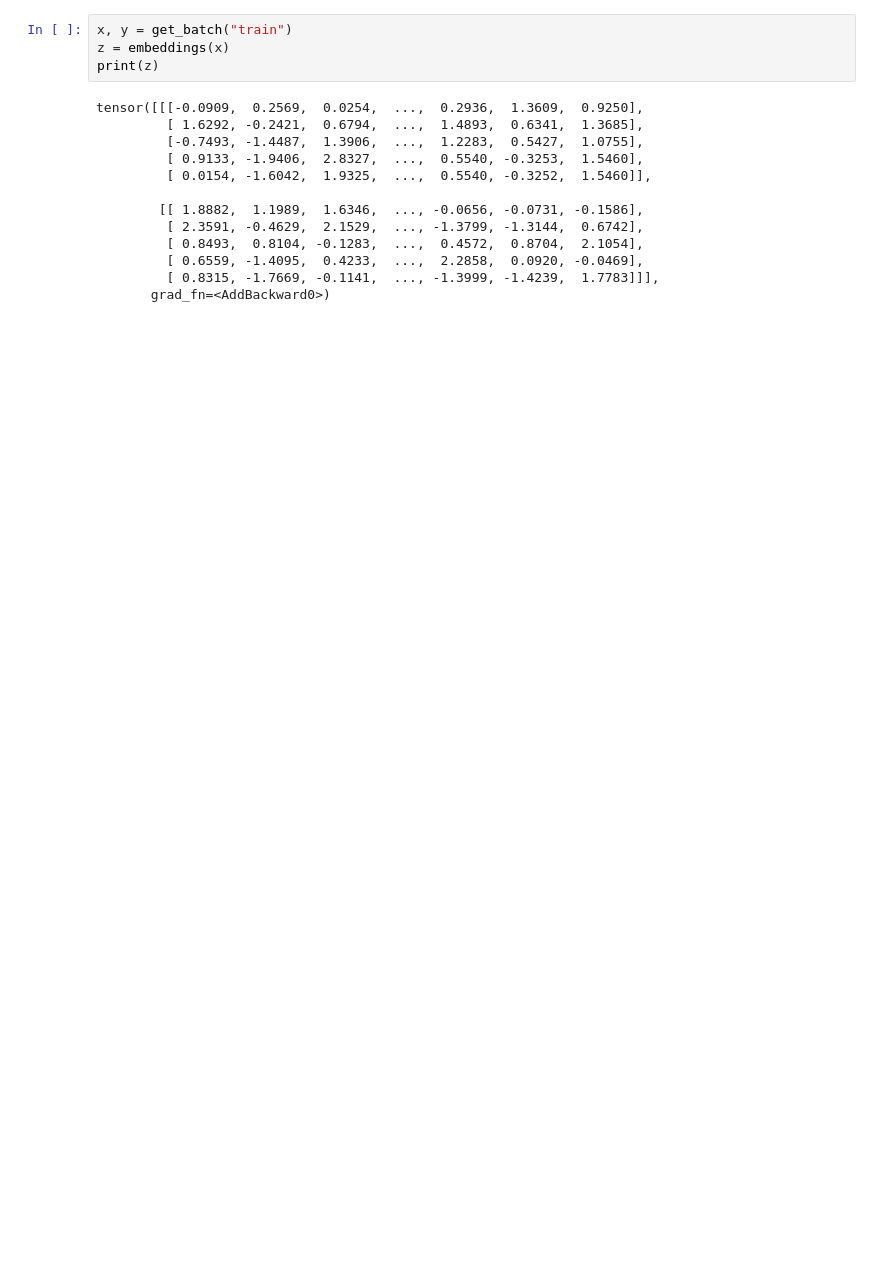
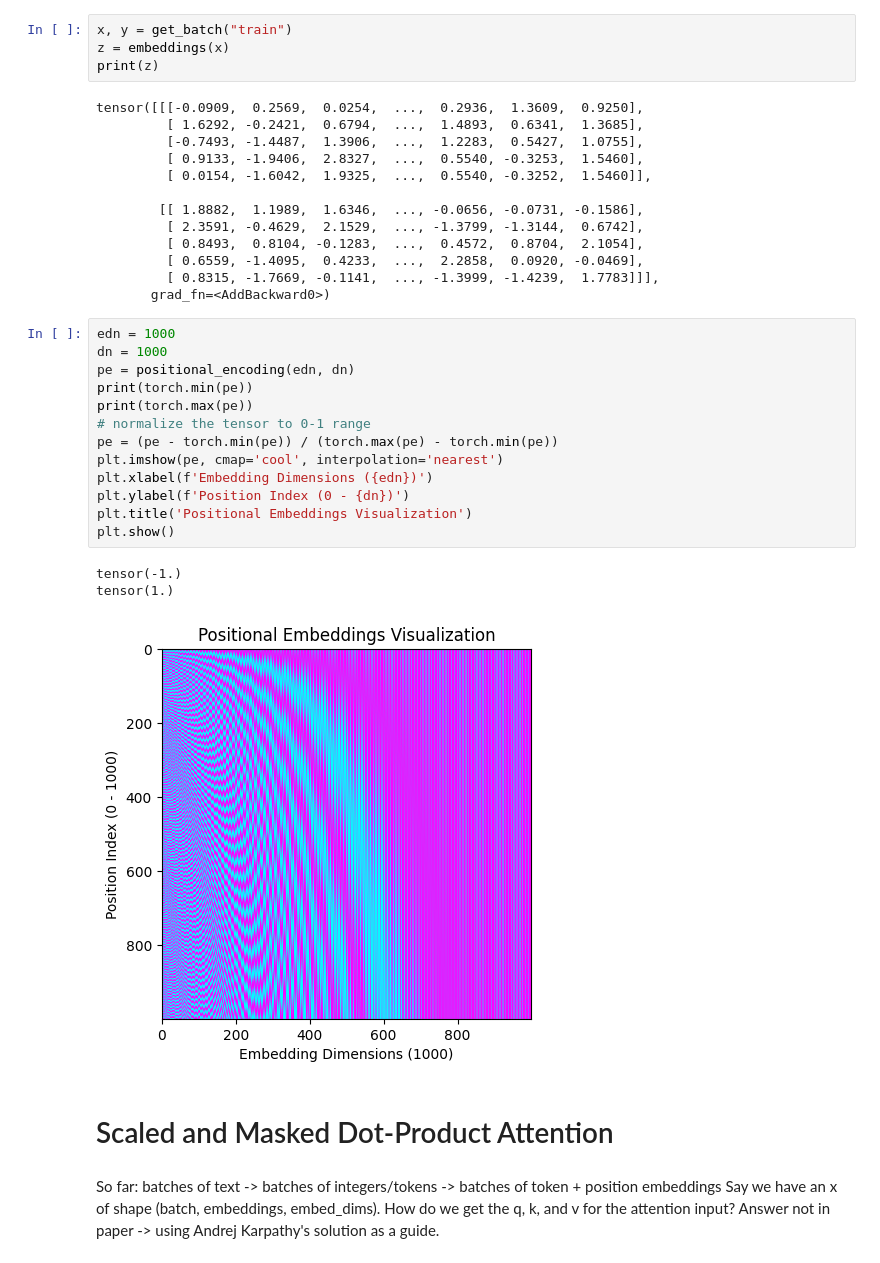
Before and after one commit to NicolasOng/TransformerStudy, a Jupyter notebook: transformer.ipynb, the cells around one changed output. Cells and saved outputs as stored; diff of their text form; blank space fills up the shorter version.

Commit message:
finished embeddings, looking at scaled dot-product attention

```diff
--- a/transformer.ipynb
+++ b/transformer.ipynb
@@ -165,3 +173,30 @@ tensor([[[-0.0909,  0.2569,  0.0254,  ...,  0.2936,  1.3609,  0.9250],
          [ 0.6559, -1.4095,  0.4233,  ...,  2.2858,  0.0920, -0.0469],
          [ 0.8315, -1.7669, -0.1141,  ..., -1.3999, -1.4239,  1.7783]]],
        grad_fn=<AddBackward0>)
+# %%
+edn = 1000
+dn = 1000
+pe = positional_encoding(edn, dn)
+print(torch.min(pe))
+print(torch.max(pe))
+# normalize the tensor to 0-1 range
+pe = (pe - torch.min(pe)) / (torch.max(pe) - torch.min(pe))
+plt.imshow(pe, cmap='cool', interpolation='nearest')
+plt.xlabel(f'Embedding Dimensions ({edn})')
+plt.ylabel(f'Position Index (0 - {dn})')
+plt.title('Positional Embeddings Visualization')
+plt.show()
+# %% [output]
+tensor(-1.)
+tensor(1.)
+[figure, added]
+# %% [markdown]
+# Scaled and Masked Dot-Product Attention
+# %% [markdown]
+So far:
+batches of text
+-> batches of integers/tokens
+-> batches of token + position embeddings
+Say we have an x of shape (batch, embeddings, embed_dims).
+How do we get the q, k, and v for the attention input?
+Answer not in paper -> using Andrej Karpathy's solution as a guide.
```
Also changed, not shown: parts of 7 cells of this notebook, 2 other files.
